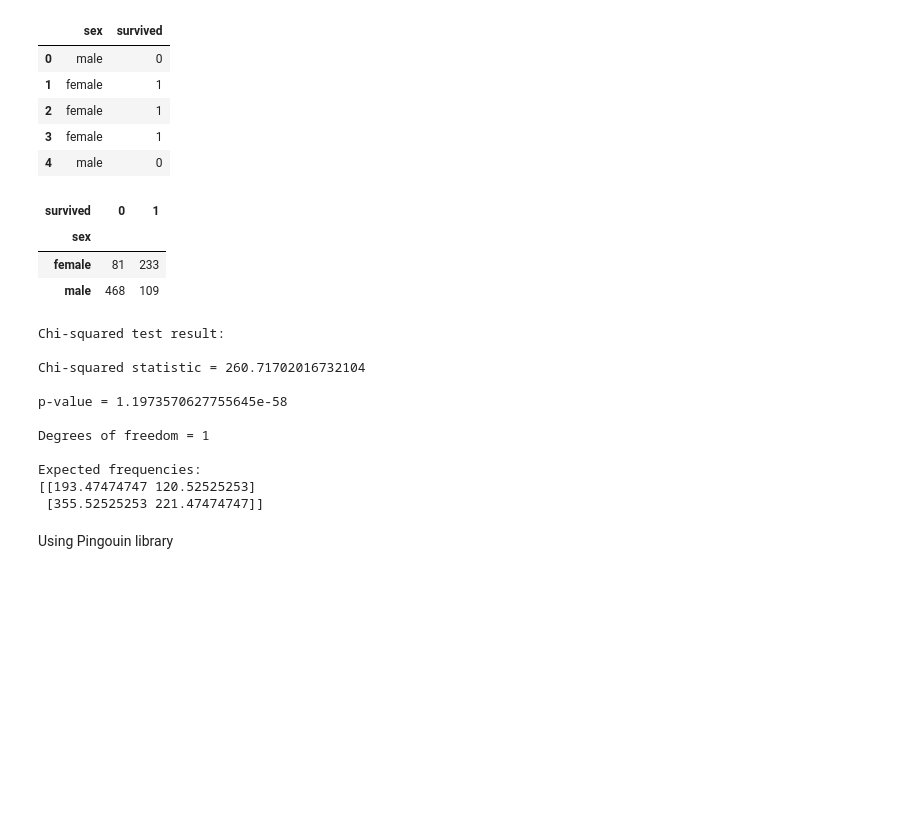
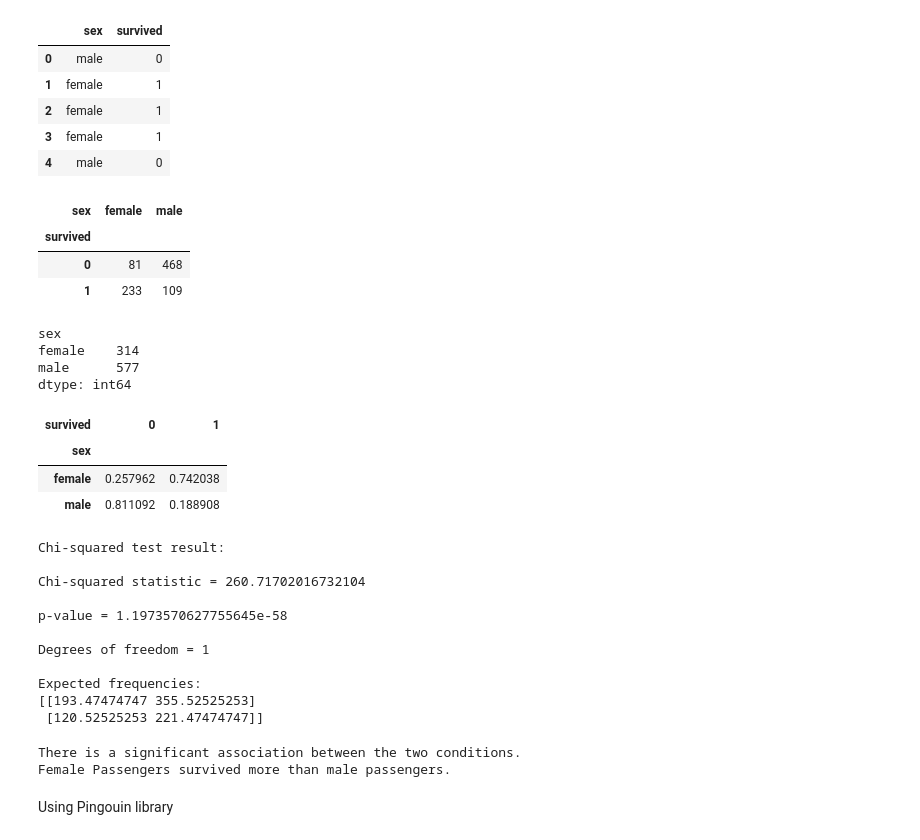
Before and after one commit to obeabi/Stats, a Jupyter notebook: Chi2_TestofIndependence.ipynb, the cells around one changed output. Cells and saved outputs as stored; diff of their text form; code cells hidden in the pictures; blank space fills up the shorter version.

```diff
--- a/Chi2_TestofIndependence.ipynb
+++ b/Chi2_TestofIndependence.ipynb
@@ -215,13 +253,31 @@ df2.head()
 | 4 | male | 0 |
 # %%
 # Summarize using cross tab
-survival_counts = pd.crosstab(df2['sex'], df2['survived'])
+survival_counts = pd.crosstab(df2['survived'], df2['sex'])
 survival_counts
 # %% [output]
-| survived | 0 | 1 |
-| sex |  |  |
-| female | 81 | 233 |
-| male | 468 | 109 |
+| sex | female | male |
+| survived |  |  |
+| 0 | 81 | 468 |
+| 1 | 233 | 109 |
+# %%
+# How many passengers by class
+survival_counts.sum(axis= 0)
+# %% [output]
+sex
+female    314
+male      577
+dtype: int64
+# %%
+# What is the ratio of survival by class
+ratio = (survival_counts/survival_counts.sum(axis= 0)).T
+
+ratio
+# %% [output]
+| survived | 0 | 1 |
+| sex |  |  |
+| female | 0.257962 | 0.742038 |
+| male | 0.811092 | 0.188908 |
 # %%
 # perform a chi-squared test of independence
 chi2, pval, dof, exp_freq = chi2_contingency(survival_counts)
@@ -244,8 +300,22 @@ p-value = 1.1973570627755645e-58
 Degrees of freedom = 1
 
 Expected frequencies:
-[[193.47474747 120.52525253]
- [355.52525253 221.47474747]]
+[[193.47474747 355.52525253]
+ [120.52525253 221.47474747]]
+# %%
+# Determine which condition is better based on the test results
+if pval < 0.05:
+    print('There is a significant association between the two conditions.')
+    if ratio.loc['female',1]> ratio.loc['male',1]:
+        print('Female Passengers survived more than male passengers.')
+
+    else:
+        print('Male Passengers survived more than female passengers.')
+else:
+    print('There is no significant association between the two conditions.')
+# %% [output]
+There is a significant association between the two conditions.
+Female Passengers survived more than male passengers.
 # %% [markdown]
 Using Pingouin library
 # %%
```
Also changed, not shown: parts of 16 cells of this notebook.
